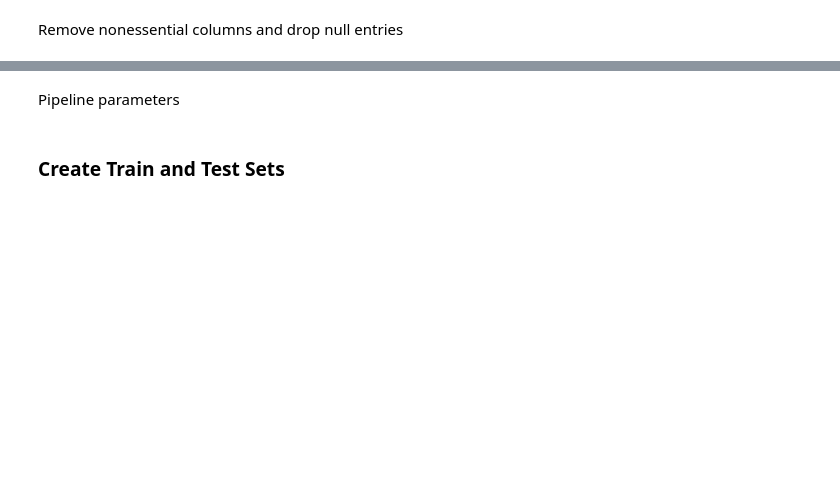
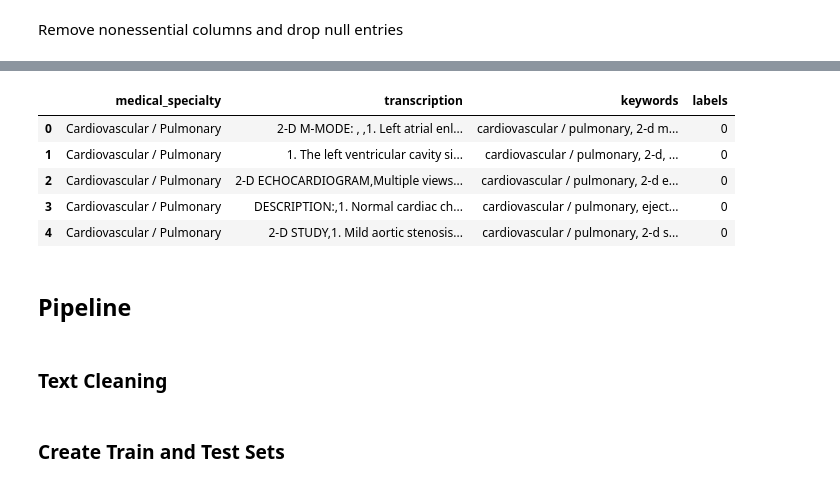
Before and after one commit to freyakuhlman/MedicalTranscriptionClassification, a Jupyter notebook: baseline_model.ipynb, the cells around one changed output, grey strips where cells are left out. Saved outputs shown, nothing was run; the diff lists cells and outputs as text; code cells hidden in the pictures; blank space fills up the shorter version.

```diff
--- a/baseline_model.ipynb
+++ b/baseline_model.ipynb
@@ -60,0 +52,5 @@ Define text cleaning for pipeline
+# %%
+value_counts = df.medical_specialty.value_counts()
+remove = value_counts[value_counts <= 50].index
+df = df[~df.medical_specialty.isin(remove)]
+df = df.reset_index(drop=True)
@@ -61,3 +74,19 @@ Define text cleaning for pipeline
+# %%
+from sklearn.preprocessing import LabelEncoder
+Encoder = LabelEncoder()
+df['labels'] = Encoder.fit_transform(df['medical_specialty'])
+df.head()
+# %% [output]
+|  | medical_specialty | transcription | keywords | labels |
+| 0 | Cardiovascular / Pulmonary | 2-D M-MODE: , ,1. Left atrial enl... | cardiovascular / pulmonary, 2-d m... | 0 |
+| 1 | Cardiovascular / Pulmonary | 1. The left ventricular cavity si... | cardiovascular / pulmonary, 2-d, ... | 0 |
+| 2 | Cardiovascular / Pulmonary | 2-D ECHOCARDIOGRAM,Multiple views... | cardiovascular / pulmonary, 2-d e... | 0 |
+| 3 | Cardiovascular / Pulmonary | DESCRIPTION:,1. Normal cardiac ch... | cardiovascular / pulmonary, eject... | 0 |
+| 4 | Cardiovascular / Pulmonary | 2-D STUDY,1. Mild aortic stenosis... | cardiovascular / pulmonary, 2-d s... | 0 |
+# %% [markdown]
+## Pipeline
+# %% [markdown]
+### Text Cleaning
 # %%
 nlp = spacy.load('en_core_web_lg')
 
@@ -85,2 +114,0 @@ def text_data_cleaning(sentence):
-# %% [markdown]
-Pipeline parameters
```
Also changed, not shown: parts of 31 cells of this notebook.
